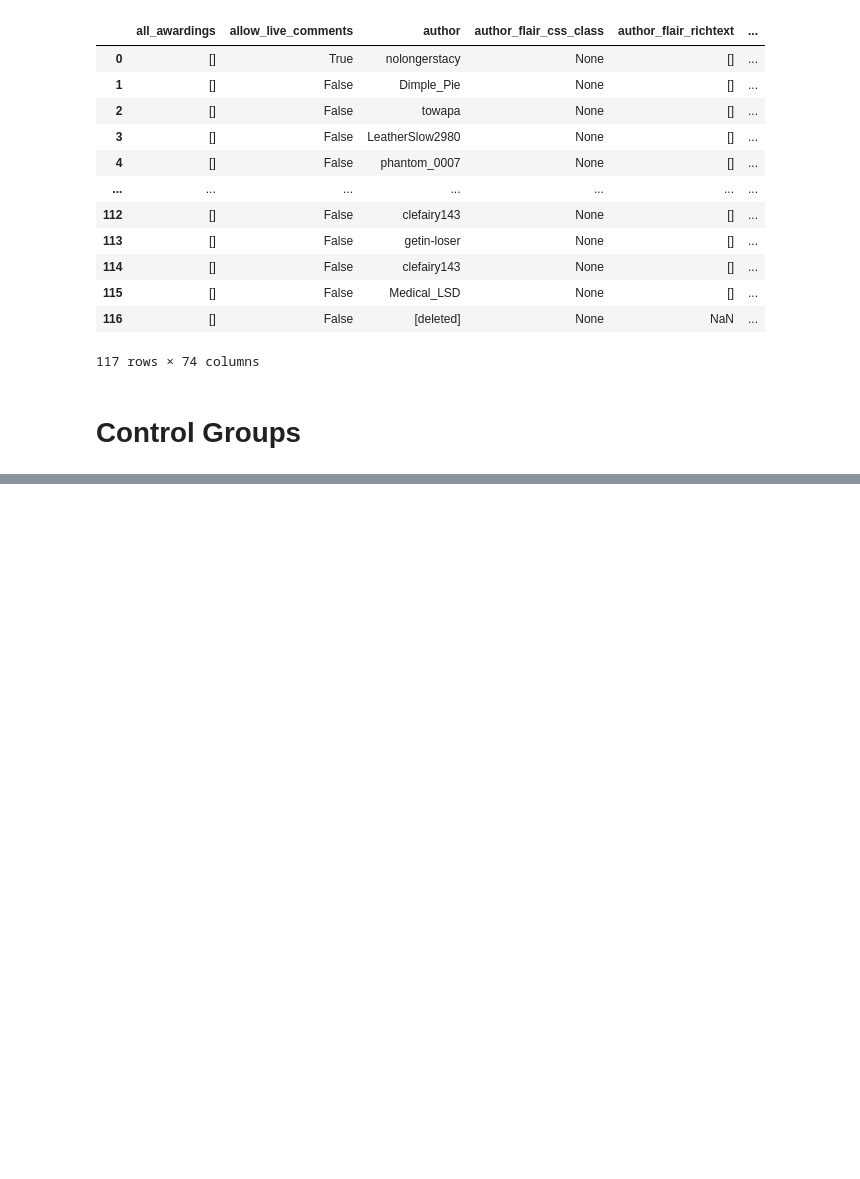
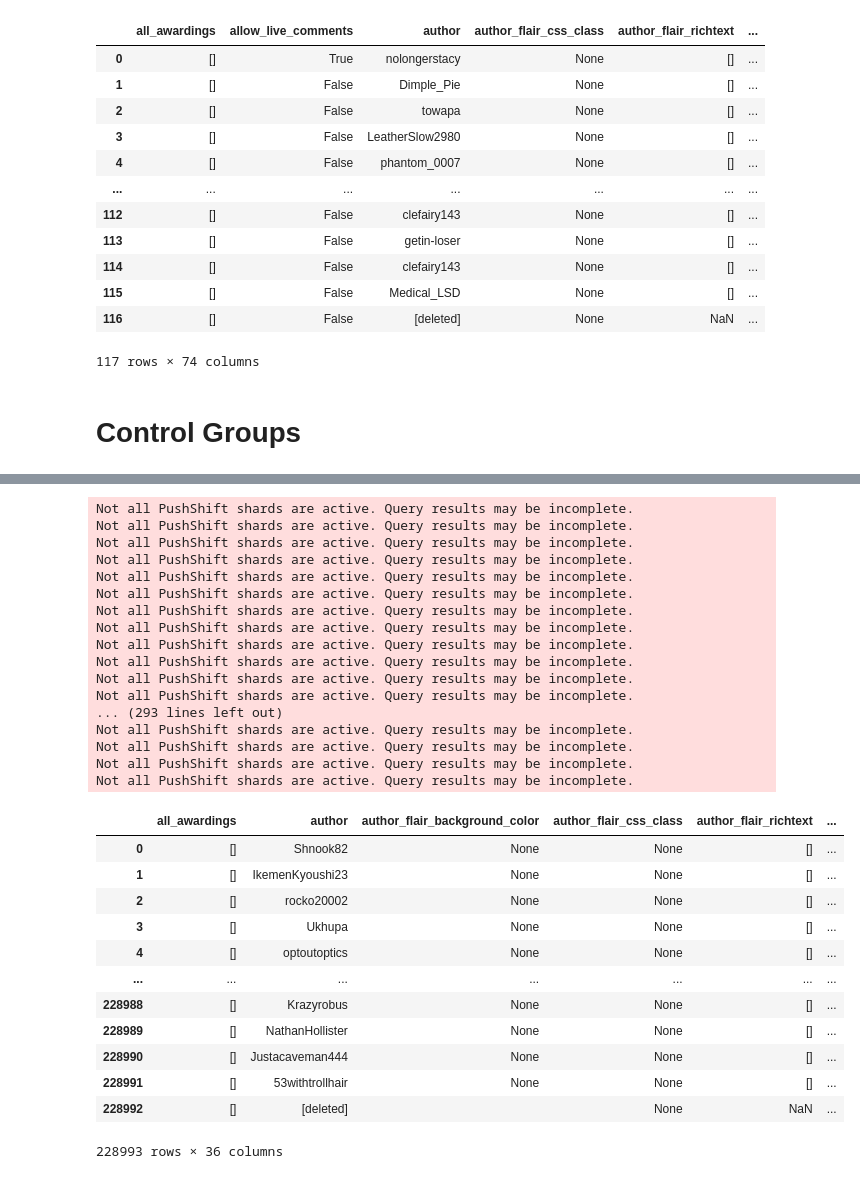
Before and after one commit to anng217/redditbots, a Jupyter notebook: pushshift.ipynb, the cells around one changed output, grey strips where cells are left out. Drawn from its saved outputs; the diff is of its cells as text; code cells hidden in the pictures; blank space fills up the shorter version.

```diff
--- a/pushshift.ipynb
+++ b/pushshift.ipynb
@@ -415,0 +517,33 @@ Not all PushShift shards are active. Query results may be incomplete.
+# %%
+fetch_comments(subr= 'MGTOW',save_dir='./data/Control/MGTOW.csv',year = 2019,month = 10, day = 28, duration = 30, limit = 1000000000)
+# %% [output]
+Not all PushShift shards are active. Query results may be incomplete.
+Not all PushShift shards are active. Query results may be incomplete.
+Not all PushShift shards are active. Query results may be incomplete.
+Not all PushShift shards are active. Query results may be incomplete.
+Not all PushShift shards are active. Query results may be incomplete.
+Not all PushShift shards are active. Query results may be incomplete.
+Not all PushShift shards are active. Query results may be incomplete.
+Not all PushShift shards are active. Query results may be incomplete.
+Not all PushShift shards are active. Query results may be incomplete.
+Not all PushShift shards are active. Query results may be incomplete.
+Not all PushShift shards are active. Query results may be incomplete.
+Not all PushShift shards are active. Query results may be incomplete.
+... (293 lines left out)
+Not all PushShift shards are active. Query results may be incomplete.
+Not all PushShift shards are active. Query results may be incomplete.
+Not all PushShift shards are active. Query results may be incomplete.
+Not all PushShift shards are active. Query results may be incomplete.
+|  | all_awardings | author | author_flair_background_color | author_flair_css_class | author_flair_richtext | ... |
+| 0 | [] | Shnook82 | None | None | [] | ... |
+| 1 | [] | IkemenKyoushi23 | None | None | [] | ... |
+| 2 | [] | rocko20002 | None | None | [] | ... |
+| 3 | [] | Ukhupa | None | None | [] | ... |
+| 4 | [] | optoutoptics | None | None | [] | ... |
+| ... | ... | ... | ... | ... | ... | ... |
+| 228988 | [] | Krazyrobus | None | None | [] | ... |
+| 228989 | [] | NathanHollister | None | None | [] | ... |
+| 228990 | [] | Justacaveman444 | None | None | [] | ... |
+| 228991 | [] | 53withtrollhair | None | None | [] | ... |
+| 228992 | [] | [deleted] |  | None | NaN | ... |
+228993 rows × 36 columns
```
Also changed, not shown: parts of 7 cells of this notebook, 5 other files.
